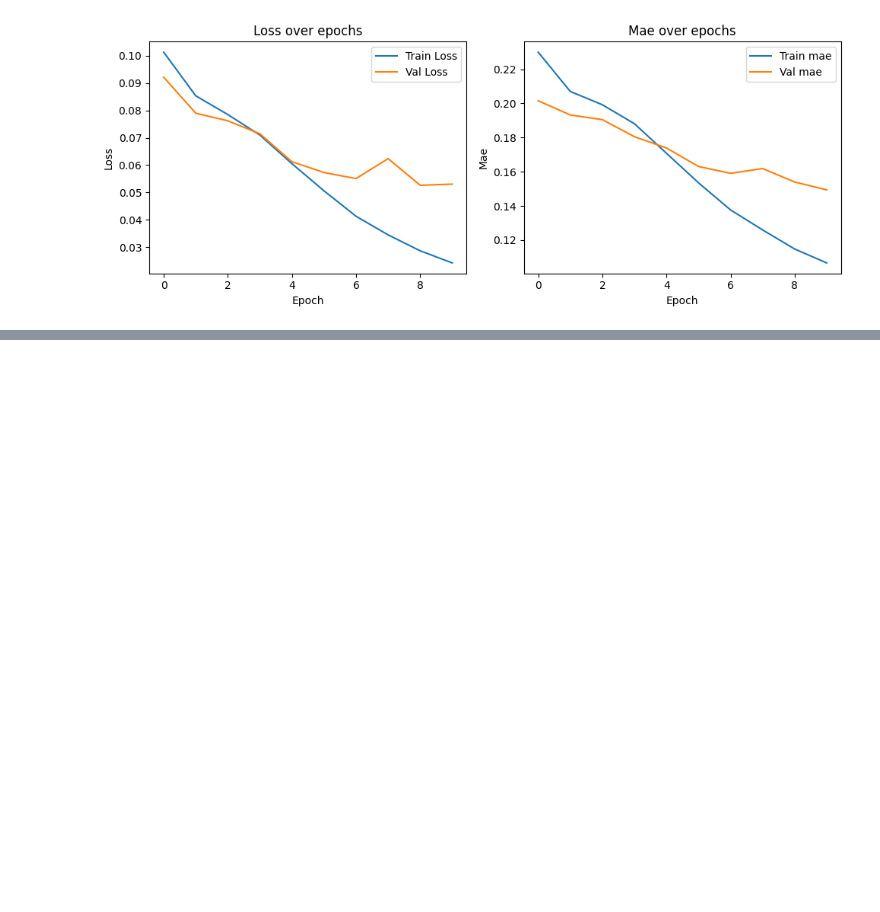
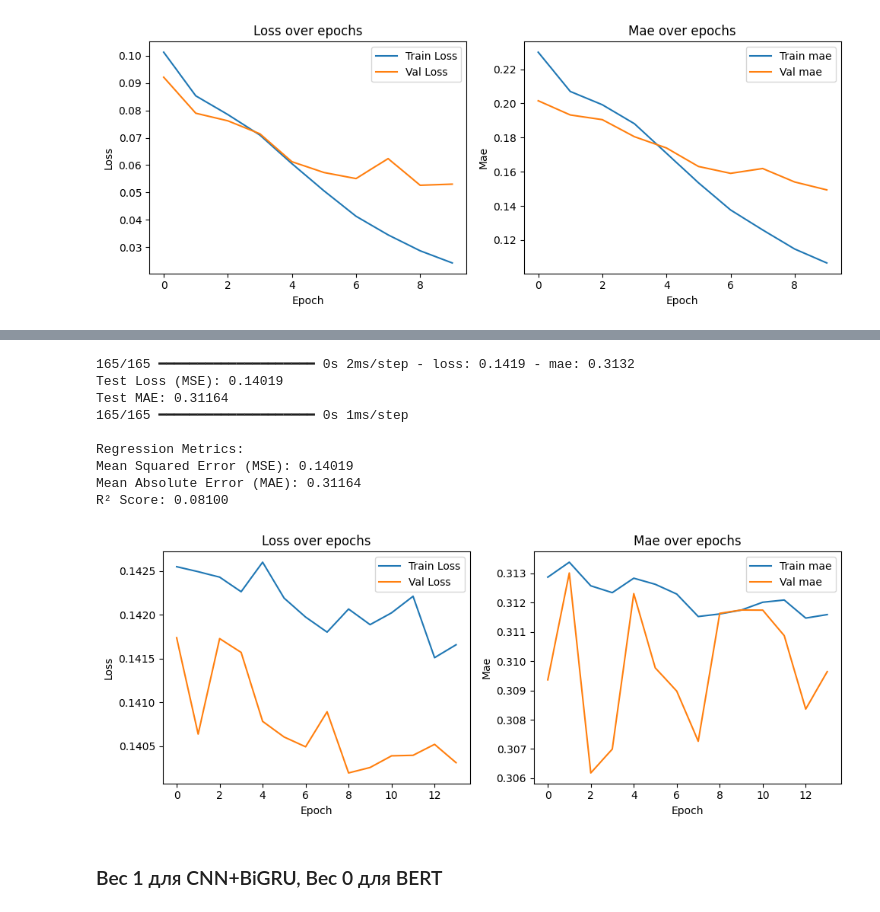
Before and after one commit to oreshnya/crispr, a Jupyter notebook: crispr_bert.ipynb, the cells around one changed output, grey strips where cells are left out. Cells and saved outputs as stored; diff of their text form; code cells hidden in the pictures; blank space fills up the shorter version.

```diff
--- a/crispr_bert.ipynb
+++ b/crispr_bert.ipynb
@@ -385,8 +410,8 @@ def build_crispr_regression():
 
     # Объединение признаков
     feature_concat = Lambda(lambda x: K.concatenate([x[0], x[1]], axis=-1))  # Соединение фич
-    weight_1 = Lambda(lambda x: x * 0.2)  # Вес 0.2 для CNN+BiGRU
-    weight_2 = Lambda(lambda x: x * 0.8)  # Вес 0.8 для BERT
+    weight_1 = Lambda(lambda x: x * 0)  # Вес 0.2 для CNN+BiGRU
+    weight_2 = Lambda(lambda x: x * 1)  # Вес 0.8 для BERT
     x = feature_concat([weight_1(conv_output), weight_2(x_bert)])
 
     # Финальные слои
@@ -487,0 +635,13 @@ R² Score: 0.65500
+# %%
+# Коллбэки (опционально)
+early_stopping = EarlyStopping(monitor="val_loss", patience=5, restore_best_weights=True)
+reduce_lr = ReduceLROnPlateau(monitor="val_loss", factor=0.5, patience=3, verbose=1)
+
+history = model.fit(
+    X_bert_train, y_train,  # Только BERT-эмбеддинги
+    batch_size=32,
+    epochs=50,
+    validation_data=(X_bert_test, y_test),
+    callbacks=[early_stopping, reduce_lr],
+    verbose=1
+)
@@ -487,0 +666,16 @@ R² Score: 0.65500
+# %%
+results_df, mse, mae, r2 = evaluate_regression_model(model, X_bert_test, y_test)
+plot_learning_curves(history, metric='mae')
+# %% [output]
+165/165 ━━━━━━━━━━━━━━━━━━━━ 0s 2ms/step - loss: 0.1419 - mae: 0.3132
+Test Loss (MSE): 0.14019
+Test MAE: 0.31164
+165/165 ━━━━━━━━━━━━━━━━━━━━ 0s 1ms/step
+
+Regression Metrics:
+Mean Squared Error (MSE): 0.14019
+Mean Absolute Error (MAE): 0.31164
+R² Score: 0.08100
+[figure, added]
+# %% [markdown]
+### Вес 1 для CNN+BiGRU, Вес 0 для BERT
```
Also changed, not shown: parts of 25 cells of this notebook, 3 other files.
